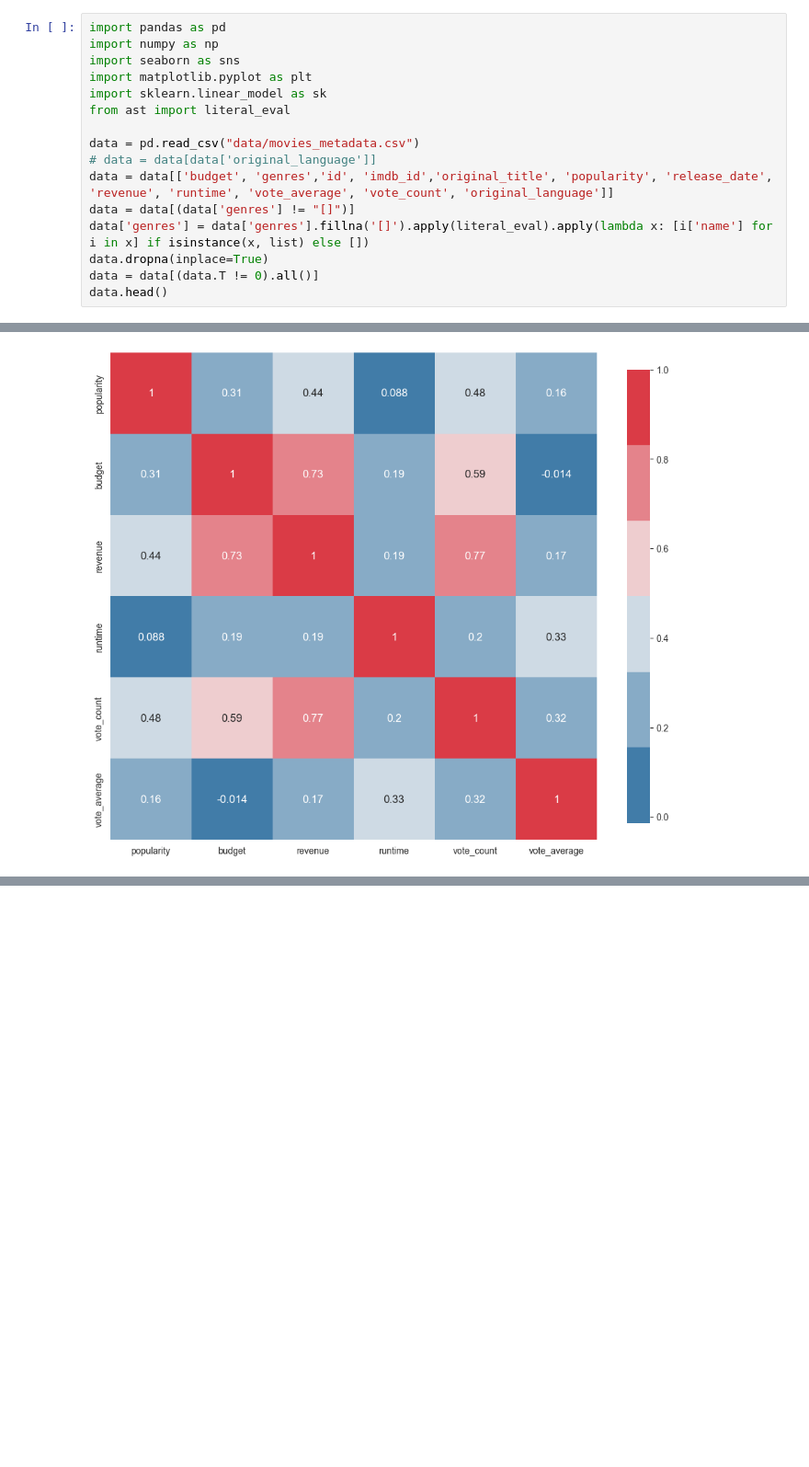
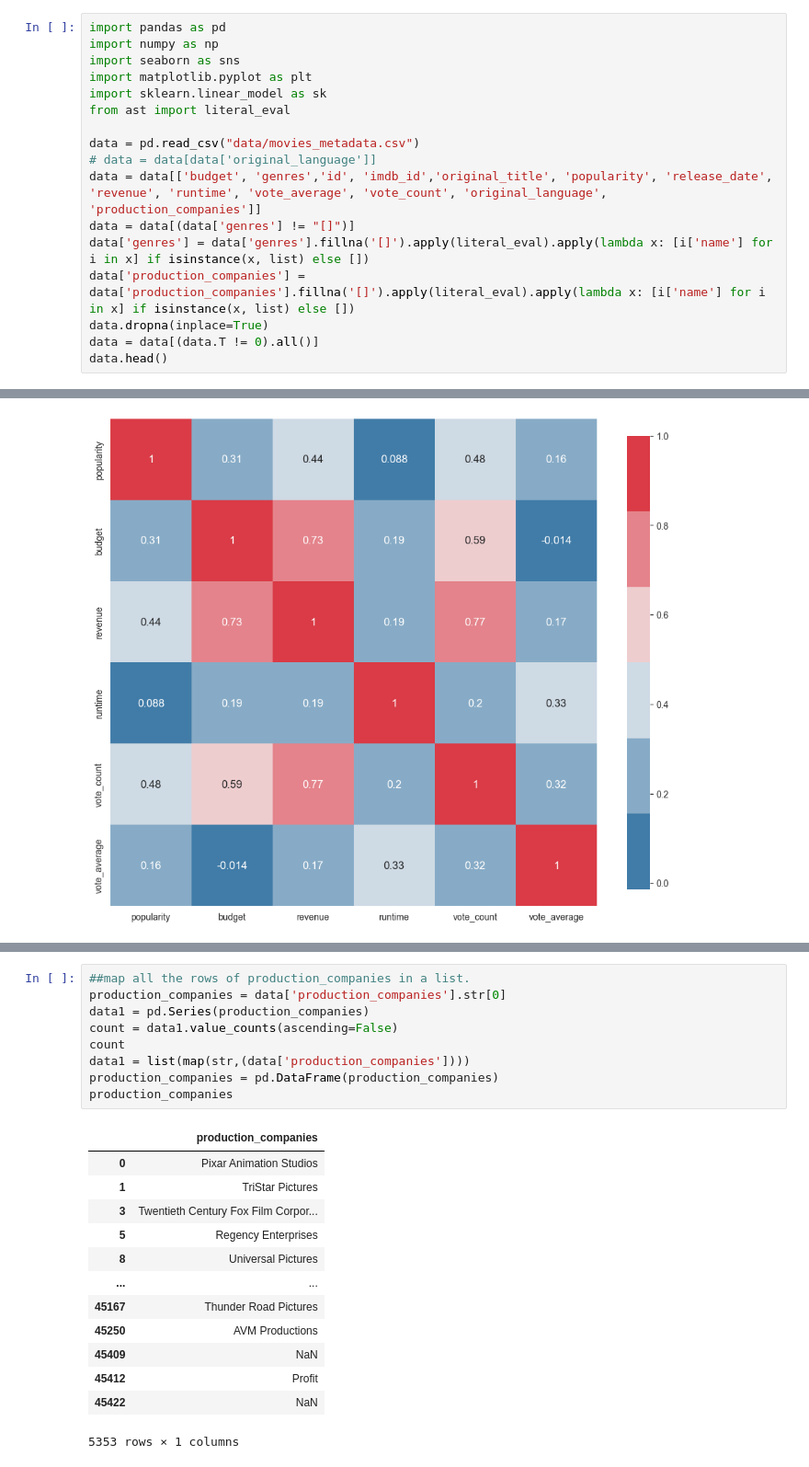
Before and after one commit to MieThorberg/MovieMatch, a Jupyter notebook: MovieRevenueVSBudget.ipynb, the cells around one changed output, grey strips where cells are left out. Shown at 92% size. Cells and saved outputs as stored; diff of their text form; blank space fills up the shorter version.

```diff
--- a/MovieRevenueVSBudget.ipynb
+++ b/MovieRevenueVSBudget.ipynb
@@ -8,9 +8,10 @@ from ast import literal_eval
 
 data = pd.read_csv("data/movies_metadata.csv")
 # data = data[data['original_language']]
-data = data[['budget', 'genres','id', 'imdb_id','original_title', 'popularity', 'release_date', 'revenue', 'runtime', 'vote_average', 'vote_count', 'original_language']]
+data = data[['budget', 'genres','id', 'imdb_id','original_title', 'popularity', 'release_date', 'revenue', 'runtime', 'vote_average', 'vote_count', 'original_language', 'production_companies']]
 data = data[(data['genres'] != "[]")]
 data['genres'] = data['genres'].fillna('[]').apply(literal_eval).apply(lambda x: [i['name'] for i in x] if isinstance(x, list) else [])
+data['production_companies'] = data['production_companies'].fillna('[]').apply(literal_eval).apply(lambda x: [i['name'] for i in x] if isinstance(x, list) else [])
 data.dropna(inplace=True)
 data = data[(data.T != 0).all()]
 data.head()
@@ -138,0 +143,23 @@ count.plot(kind="bar")
+# %%
+##map all the rows of production_companies in a list.
+production_companies = data['production_companies'].str[0]
+data1 = pd.Series(production_companies)
+count = data1.value_counts(ascending=False)
+count
+data1 = list(map(str,(data['production_companies'])))
+production_companies = pd.DataFrame(production_companies)
+production_companies
+# %% [output]
+|  | production_companies |
+| 0 | Pixar Animation Studios |
+| 1 | TriStar Pictures |
+| 3 | Twentieth Century Fox Film Corpor... |
+| 5 | Regency Enterprises |
+| 8 | Universal Pictures |
+| ... | ... |
+| 45167 | Thunder Road Pictures |
+| 45250 | AVM Productions |
+| 45409 | NaN |
+| 45412 | Profit |
+| 45422 | NaN |
+5353 rows × 1 columns
```
Also changed, not shown: parts of 2 cells of this notebook.
